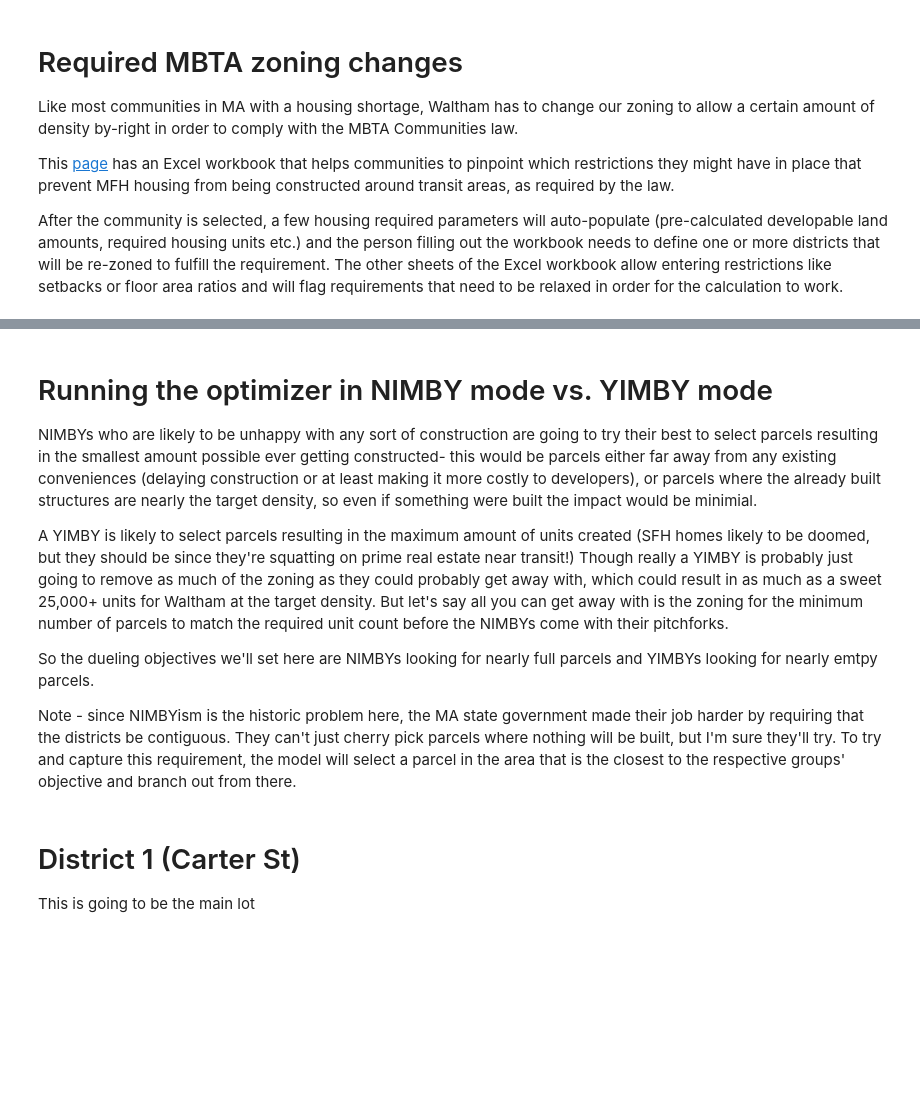
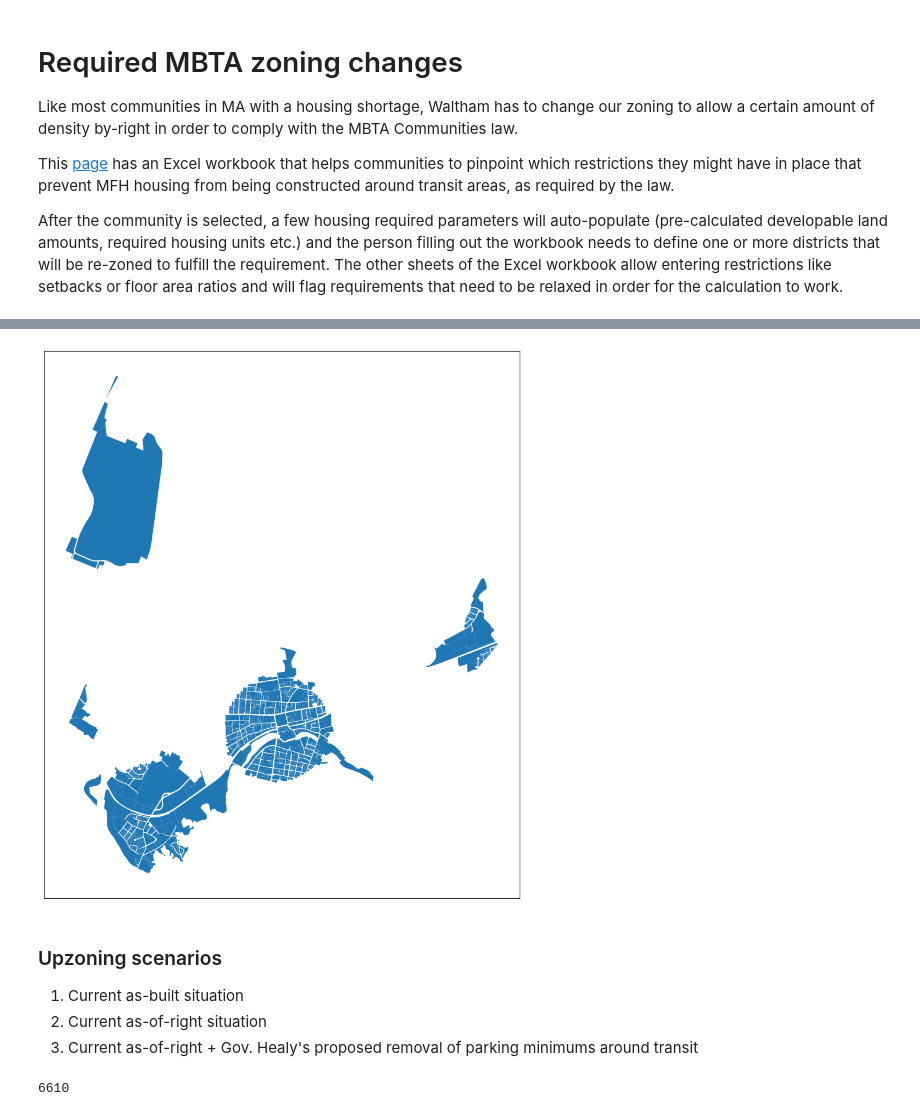
Before and after one commit to tjrileywisc/waltham_gis, a Jupyter notebook: investigations/mbta_zoning_changes/notebook.ipynb, the cells around one changed output, grey strips where cells are left out. Cells and saved outputs as stored; diff of their text form; code cells hidden in the pictures; blank space fills up the shorter version.

```diff
--- a/investigations/mbta_zoning_changes/notebook.ipynb
+++ b/investigations/mbta_zoning_changes/notebook.ipynb
@@ -53,18 +83,14 @@ property_shapefiles_df.head()
 # %%
-city_id = 308
-city = "WALTHAM"
-CY = 22
-FY = 23
-
-with fs.open(f"data/gis/L3_SHP_M{city_id}_{city}.zip") as f:
+with fs.open(f"data/gis/L3_SHP_M308_WALTHAM.zip") as f:
     content = BytesIO(f.read())
     zipfile = ZipFile(content)
     zipfile.extractall("../../data/gis")
-    shp_path = f"../../data/gis/L3_SHP_M{city_id}_{city}/M{city_id}TaxPar_CY{CY}_FY{FY}.shp"
-    #assesments_df = geo_pd.read_file(shp_path)
+    shp_path = f"../../data/gis/L3_SHP_M308_Waltham/M308TaxPar_CY22_FY23.shp"
 
-    assessments_table = DBF(f"../../data/gis/L3_SHP_M{city_id}_{city}/M{city_id}Assess_CY{CY}_FY{FY}.dbf", load=True)
+    assessments_table = DBF(f"../../data/gis/L3_SHP_M308_Waltham/M308Assess_CY22_FY23.dbf", load=True)
     assessments_df = pd.DataFrame([dict(r) for r in assessments_table.records])
+
+    assessments_df = assessments_df[["LOC_ID", "LOT_SIZE", "USE_CODE", "SITE_ADDR", "ZONING", "YEAR_BUILT", "BLD_AREA", "UNITS"]]
 # %%
 assessments_df.columns
 # %% [output]
@@ -81,2 +100,5 @@ property_shapefiles_df = property_shapefiles_df[property_shapefiles_df["TRANSIT"
 # %%
 property_shapefiles_df = property_shapefiles_df.merge(assessments_df, on="LOC_ID", how="inner")
+
+# cleanup
+property_shapefiles_df["USE_CODE"] = property_shapefiles_df["USE_CODE"].astype(int)
@@ -106,5 +111 @@ Index(['LOC_ID', 'Address', 'UseCodes', 'UseDesc', 'TRANSIT', 'ACRES', 'SQFT',
       dtype='object')
-# %%
-# potential total units on remaining parcels, assuming they can be fully developed
-property_shapefiles_df["POTENTIAL"] = (property_shapefiles_df["ACRES"] * MBTA_DENSITY).astype(int)
-print(int(property_shapefiles_df["POTENTIAL"].sum()))
@@ -113,3 +111,0 @@ print(int(property_shapefiles_df["POTENTIAL"].sum()))
-# %%
-# what's the gap between what's built and what the new by-right zoning would potentially allow?
-property_shapefiles_df["GAP"] = property_shapefiles_df["POTENTIAL"] - property_shapefiles_df["UNITS"]
@@ -333,12 +111,0 @@ def du_per_ac():
-# %% [markdown]
-# Running the optimizer in NIMBY mode vs. YIMBY mode
-
-NIMBYs who are likely to be unhappy with any sort of construction are going to try their best to select parcels resulting in the smallest amount possible ever getting constructed-
-this would be parcels either far away from any existing conveniences (delaying construction or at least making it more costly to developers), or parcels where the already built structures are nearly the target density, so even if something were built the impact would be minimial.
-
-A YIMBY is likely to select parcels resulting in the maximum amount of units created (SFH homes likely to be doomed, but they should be since they're squatting on prime real estate near transit!)
-Though really a YIMBY is probably just going to remove as much of the zoning as they could probably get away with, which could result in as much as a sweet 25,000+ units for Waltham at the target density. But let's say all you can get away with is the zoning for the minimum number of parcels to match the required unit count before the NIMBYs come with their pitchforks.
-
-So the dueling objectives we'll set here are NIMBYs looking for nearly full parcels and YIMBYs looking for nearly emtpy parcels.
-
-Note - since NIMBYism is the historic problem here, the MA state government made their job harder by requiring that the districts be contiguous. They can't just cherry pick parcels where nothing will be built, but I'm sure they'll try. To try and capture this requirement, the model will select a parcel in the area that is the closest to the respective groups' objective and branch out from there.
@@ -350,4 +112,18 @@ Note - since NIMBYism is the historic problem here, the MA state government made
-# %% [markdown]
-# District 1 (Carter St)
-
-This is going to be the main lot
+# %%
+ax = property_shapefiles_df.plot(figsize=(12, 12))
+
+ax.get_xaxis().set_visible(False)
+ax.get_yaxis().set_visible(False)
+# %% [output]
+[figure, added]
+# %% [markdown]
+### Upzoning scenarios
+
+1. Current as-built situation
+2. Current as-of-right situation
+3. Current as-of-right + Gov. Healy's proposed removal of parking minimums around transit
+# %%
+# as built - sum up all UNITS entries for USE_CODE < 200 (i.e. residential)
+property_shapefiles_df[property_shapefiles_df["USE_CODE"] < 200]["UNITS"].sum()
+# %% [output]
+6610
```
Also changed, not shown: parts of 37 cells of this notebook, 4 other files.
